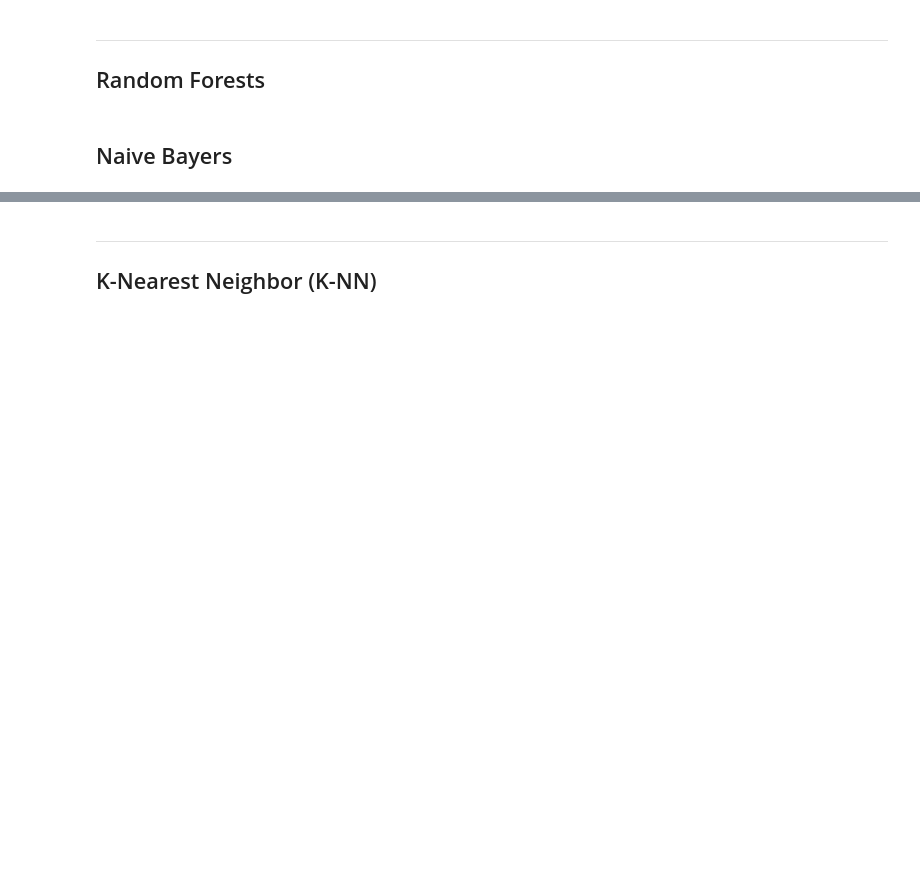
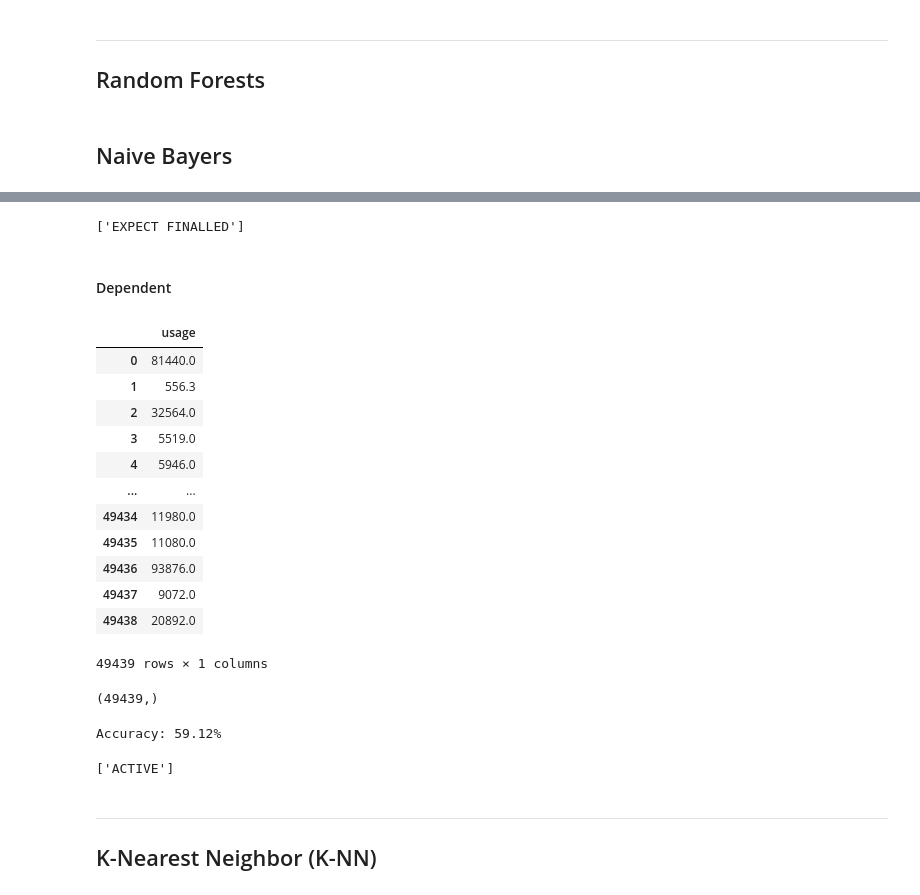
Before and after one commit to ritou344/Data-Project, a Jupyter notebook: TEST_Supervised Modelling.ipynb, the cells around one changed output, grey strips where cells are left out. Cells and saved outputs as stored; diff of their text form; code cells hidden in the pictures; blank space fills up the shorter version.

Commit message:
Naive bayer
Naive bayer

```diff
--- a/TEST_Supervised Modelling.ipynb
+++ b/TEST_Supervised Modelling.ipynb
@@ -850,0 +871,28 @@ print(le.inverse_transform(gnb.predict(X_test[1:2])))
+# %%
+# Predict
+print(le.inverse_transform(gnb.predict(X_test[1:2])))
+# %% [output]
+['EXPECT FINALLED']
+# %% [markdown]
+#### Dependent
+# %%
+X_dependent = df[["usage"]]
+X_dependent
+# %% [output]
+|  | usage |
+| 0 | 81440.0 |
+| 1 | 556.3 |
+| 2 | 32564.0 |
+| 3 | 5519.0 |
+| 4 | 5946.0 |
+| ... | ... |
+| 49434 | 11980.0 |
+| 49435 | 11080.0 |
+| 49436 | 93876.0 |
+| 49437 | 9072.0 |
+| 49438 | 20892.0 |
+49439 rows × 1 columns
+# %%
+y_labels.shape
+# %% [output]
+(49439,)
@@ -851,3 +901,21 @@ print(le.inverse_transform(gnb.predict(X_test[1:2])))
+# %%
+from sklearn.model_selection import train_test_split
+from sklearn.metrics import accuracy_score
+from sklearn.naive_bayes import GaussianNB
+gnb = GaussianNB()
+gnb.fit(X_train, y_train)
+y_pred = gnb.predict(X_test)
+
+accuracy = accuracy_score(y_test, y_pred)
+
+print("Accuracy: {:.2%}".format(accuracy))
+# %% [output]
+Accuracy: 59.12%
+# %%
+# Predict
+print(le.inverse_transform(gnb.predict(X_test[1:2])))
+# %% [output]
+['ACTIVE']
 # %% [markdown]
 ---
 ## K-Nearest Neighbor (K-NN) <a class="anchor" id="KNN"></a>
```
Also changed, not shown: parts of 12 cells of this notebook, 5 other files.
